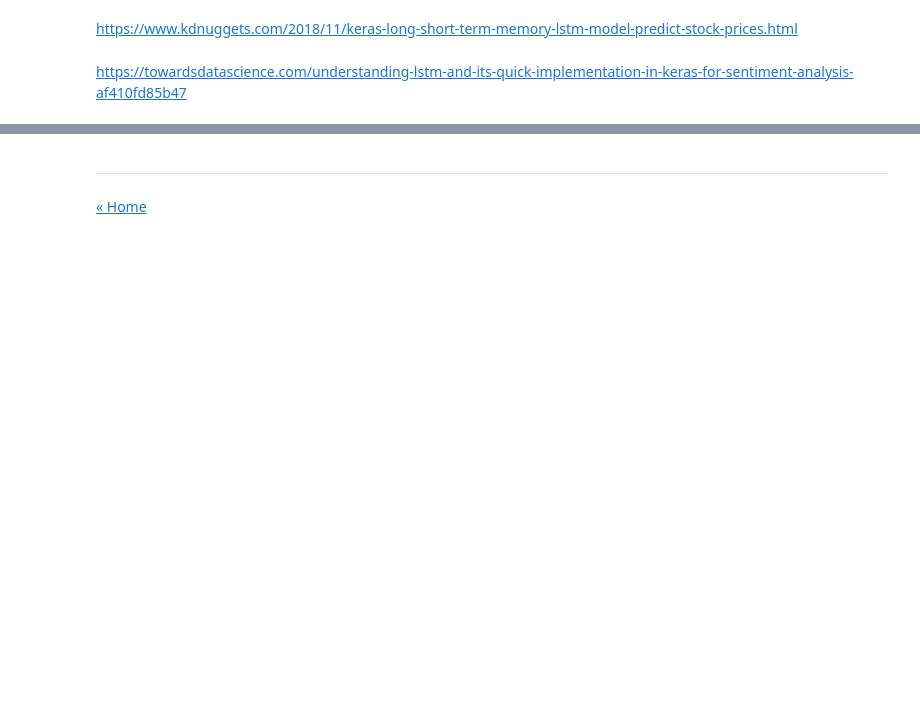
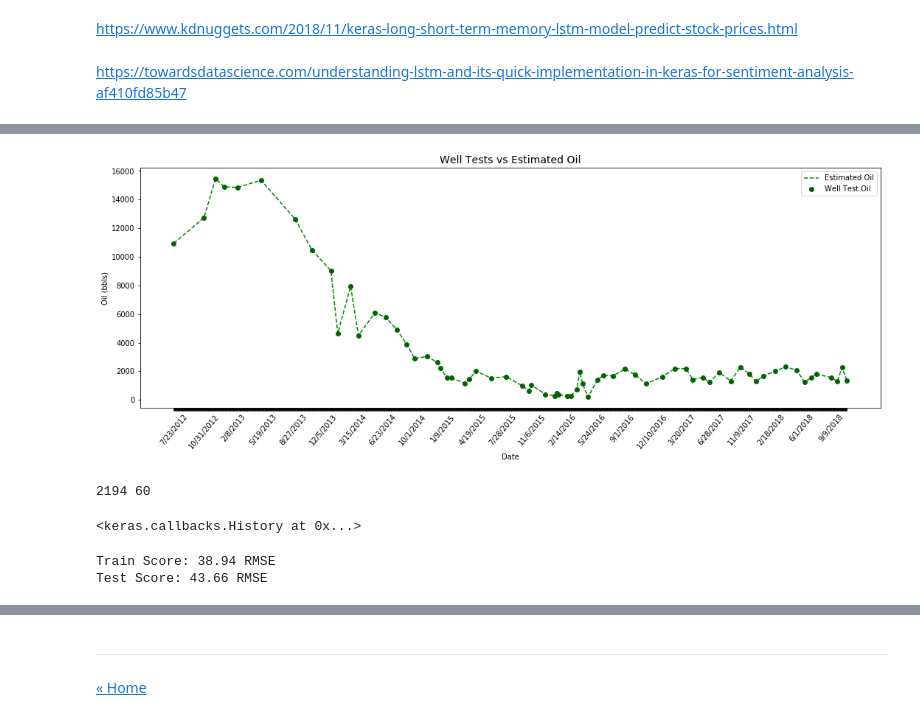
Before and after one commit to ansegura7/DataRegressors, a Jupyter notebook: code/LongShortTermMemory.ipynb, the cells around one changed output, grey strips where cells are left out. Cells and saved outputs as stored; diff of their text form; code cells hidden in the pictures; blank space fills up the shorter version.

Commit message:
Update LSTM
Added LSTM example

```diff
--- a/code/LongShortTermMemory.ipynb
+++ b/code/LongShortTermMemory.ipynb
@@ -17,0 +43,4 @@ https://towardsdatascience.com/understanding-lstm-and-its-quick-implementation-i
+# %%
+# Read raw data
+dataURL = "../data/dataset-single.csv"
+raw_data = pd.read_csv(dataURL)
@@ -17,0 +57,3 @@ https://towardsdatascience.com/understanding-lstm-and-its-quick-implementation-i
+# %%
+# Create new dataframe
+new_data = raw_data.copy(deep=True)
@@ -17,0 +79,32 @@ https://towardsdatascience.com/understanding-lstm-and-its-quick-implementation-i
+# %%
+# Create pretty x axis labels
+def get_x_labels(all_labels):
+    x_labels = []
+    for ix in range(len(all_labels)):
+        if ix % 100 == 0:
+            x_labels.append(all_labels[ix])
+        else:
+            x_labels.append('')
+    return x_labels
+# %%
+# Split into input (X) and output (Y) vectors
+dataset = new_data.values
+nCols = dataset.shape[1] - 1
+x_data = dataset[:, 0:nCols]
+y_data = dataset[:, nCols]
+y_estimated = get_estimated_value()
+xs = range(len(x_data))
+xticks = get_x_labels(raw_data.Date)
+# %%
+# Plot chart
+plt.figure(figsize = (18, 6))
+plt.plot(xs, y_estimated, '--', color='green')
+plt.plot(xs, y_data, 'o', color='darkgreen')
+plt.legend(['Estimated Oil', 'Well Test Oil'], loc='best')
+plt.title('Well Tests vs Estimated Oil', fontsize = 14)
+plt.xlabel('Date', fontsize = 10)
+plt.ylabel('Oil (bbls)', fontsize = 10)
+plt.xticks(xs, xticks, fontsize = 10, rotation = 50)
+plt.show()
+# %% [output]
+[figure, added]
@@ -17,0 +116,8 @@ https://towardsdatascience.com/understanding-lstm-and-its-quick-implementation-i
+# %%
+# split into train and test sets
+train_size = len(dataset) - 60
+test_size = len(dataset) - train_size
+train, test = dataset[0:train_size,:], dataset[train_size:len(dataset),:]
+print(len(train), len(test))
+# %% [output]
+2194 60
@@ -17,0 +143,9 @@ https://towardsdatascience.com/understanding-lstm-and-its-quick-implementation-i
+# %%
+# Create and fit the LSTM network
+model = Sequential()
+model.add(LSTM(4, input_shape=(1, look_back)))
+model.add(Dense(1))
+model.compile(loss='mean_squared_error', optimizer='adam')
+model.fit(trainX, trainY, epochs=100, batch_size=1, verbose=0)
+# %% [output]
+<keras.callbacks.History at 0x...>
@@ -17,0 +162,9 @@ https://towardsdatascience.com/understanding-lstm-and-its-quick-implementation-i
+# %%
+# calculate root mean squared error
+trainScore = math.sqrt(mean_squared_error(trainY[0], trainPredict[:,0]))
+print('Train Score: %.2f RMSE' % (trainScore))
+testScore = math.sqrt(mean_squared_error(testY[0], testPredict[:,0]))
+print('Test Score: %.2f RMSE' % (testScore))
+# %% [output]
+Train Score: 38.94 RMSE
+Test Score: 43.66 RMSE
```
Also changed, not shown: parts of 16 cells of this notebook, 1 other file.
